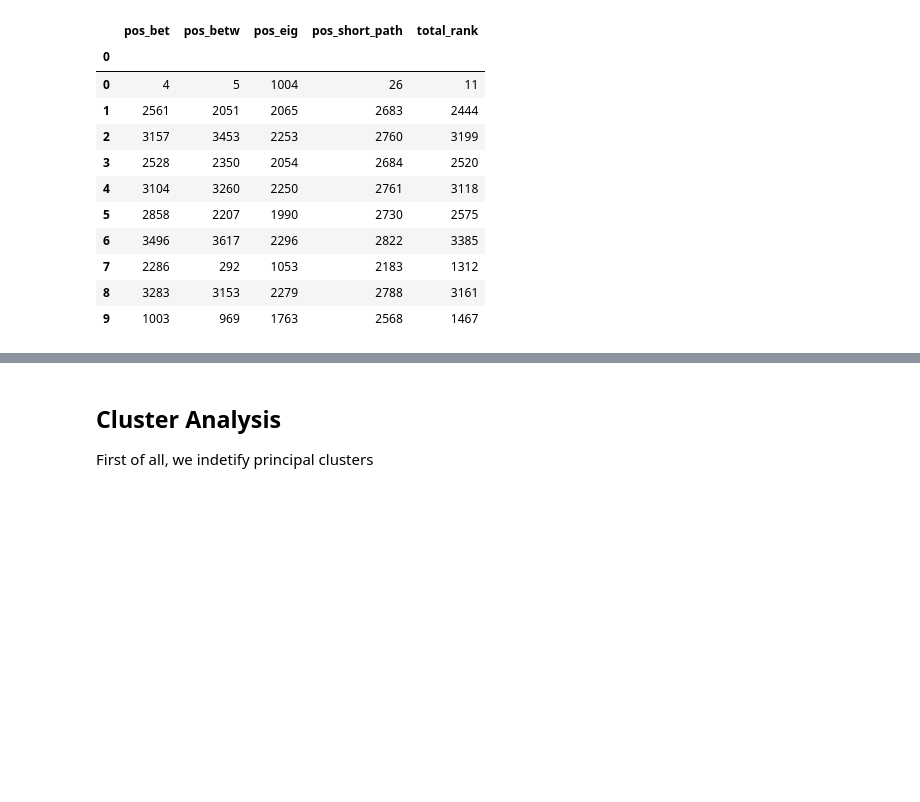
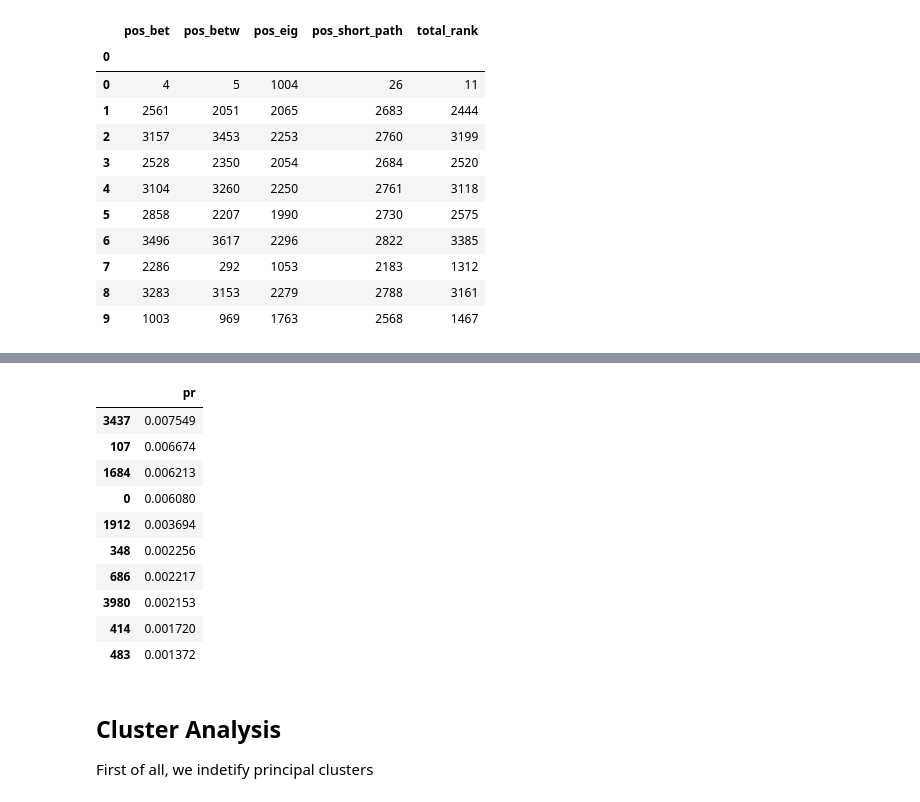
Before and after one commit to anitamezzetti/EPFL_Data_science_in_practice, a Jupyter notebook: Problem Set 3/ps3.ipynb, the cells around one changed output, grey strips where cells are left out. Saved outputs shown, nothing was run; the diff lists cells and outputs as text; code cells hidden in the pictures; blank space fills up the shorter version.

Commit message:
changed personal query, added pagerank

```diff
--- a/Problem Set 3/ps3.ipynb
+++ b/Problem Set 3/ps3.ipynb
@@ -527,3 +540,20 @@ node_rank.head(10)
+# %%
+pr = nx.pagerank(G, alpha=0.9)
+pr_df = pd.DataFrame.from_dict(pr, orient="index", columns=["pr"])
+# %%
+pr_df.sort_values(by=["pr"], ascending=False).head(10)
+# %% [output]
+|  | pr |
+| 3437 | 0.007549 |
+| 107 | 0.006674 |
+| 1684 | 0.006213 |
+| 0 | 0.006080 |
+| 1912 | 0.003694 |
+| 348 | 0.002256 |
+| 686 | 0.002217 |
+| 3980 | 0.002153 |
+| 414 | 0.001720 |
+| 483 | 0.001372 |
 # %% [markdown]
 ## Cluster Analysis
 
```
Also changed, not shown: parts of 10 cells of this notebook, 2 other files.
